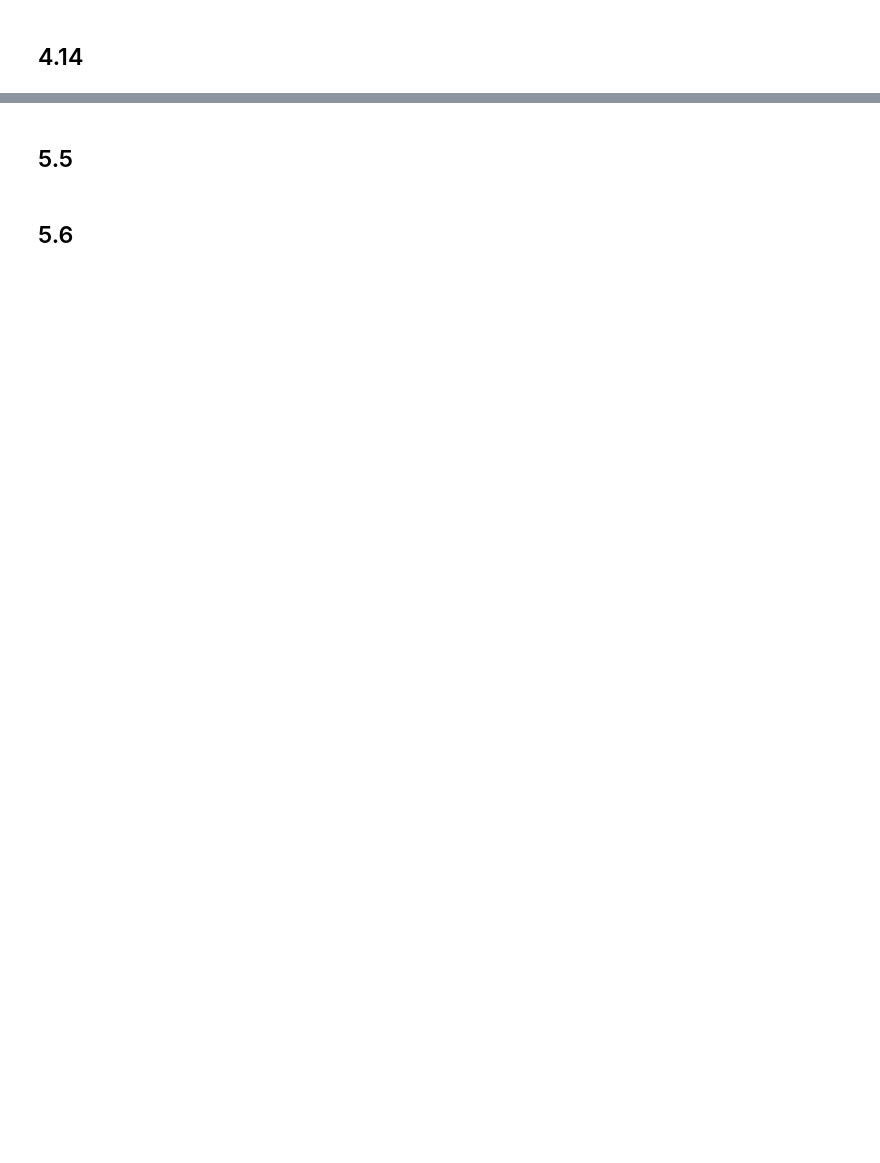
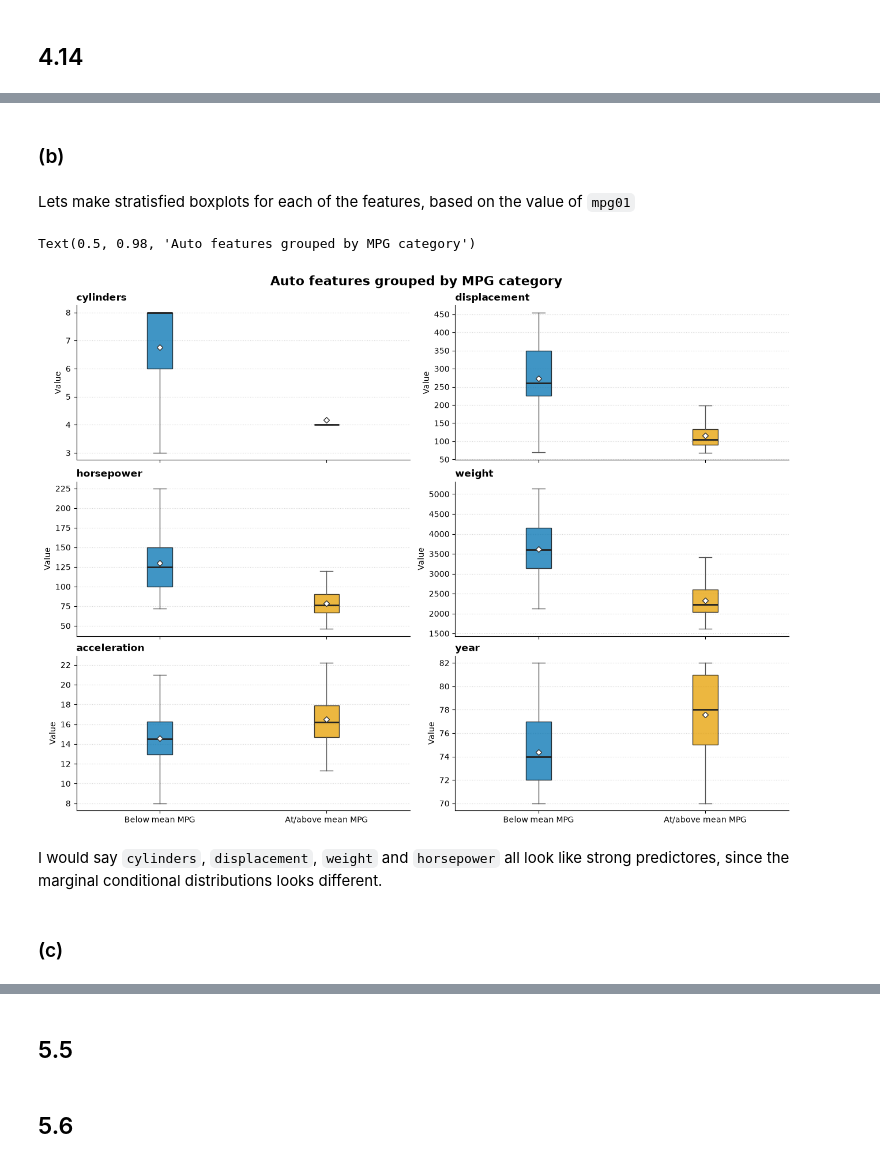
Before and after one commit to Niekrenz82/SML_MATH, a Jupyter notebook: A2/A2_coding.ipynb, the cells around one changed output, grey strips where cells are left out. Cells and saved outputs as stored; diff of their text form; code cells hidden in the pictures; blank space fills up the shorter version.

```diff
--- a/A2/A2_coding.ipynb
+++ b/A2/A2_coding.ipynb
@@ -45,0 +437,3 @@ pandas.DataFrame
+# %%
+Auto = load_data("Auto")
+Auto.head()
@@ -45,0 +450,3 @@ pandas.DataFrame
+# %%
+Auto["mpg01"] = (Auto["mpg"] >= Auto["mpg"].median()).astype(int)
+Auto["mpg"].median()
@@ -45,0 +465,73 @@ pandas.DataFrame
+# %% [markdown]
+### (b)
+# %% [markdown]
+Lets make stratisfied boxplots for each of the features, based on the value of `mpg01`
+# %%
+features = [
+    column
+    for column in Auto.select_dtypes(include=np.number).columns
+    if column not in ["mpg", "mpg01", "origin"]
+]
+
+ncols = 2
+nrows = (len(features) + ncols - 1) // ncols
+
+fig, axes = subplots(
+    nrows,
+    ncols,
+    figsize=(13, 3.2 * nrows),
+    sharex=True,
+    constrained_layout=True,
+)
+axes = np.asarray(axes).ravel()
+
+group_colors = ["#0072B2", "#E69F00"]
+
+for ax, feature in zip(axes, features):
+    groups = [
+        Auto.loc[Auto["mpg01"] == group, feature].dropna()
+        for group in [0, 1]
+    ]
+
+    boxplot = ax.boxplot(
+        groups,
+        patch_artist=True,
+        showfliers=False,
+        showmeans=True,
+        meanprops={
+            "marker": "D",
+            "markerfacecolor": "white",
+            "markeredgecolor": "#333333",
+            "markersize": 5,
+        },
+        medianprops={"color": "#222222", "linewidth": 2},
+        whiskerprops={"color": "#555555"},
+        capprops={"color": "#555555"},
+    )
+
+    for patch, color in zip(boxplot["boxes"], group_colors):
+        patch.set_facecolor(color)
+        patch.set_alpha(0.75)
+
+    ax.set_title(feature, loc="left", fontweight="bold")
+    ax.set_ylabel("Value")
+    ax.set_xticks([1, 2], ["Below mean MPG", "At/above mean MPG"])
+    ax.grid(axis="y", linestyle=":", alpha=0.5)
+    ax.spines["top"].set_visible(False)
+    ax.spines["right"].set_visible(False)
+
+for ax in axes[len(features):]:
+    ax.set_visible(False)
+
+fig.suptitle(
+    "Auto features grouped by MPG category",
+    fontsize=16,
+    fontweight="bold",
+)
+# %% [output]
+Text(0.5, 0.98, 'Auto features grouped by MPG category')
+[figure, added]
+# %% [markdown]
+I would say `cylinders`, `displacement`, `weight` and `horsepower` all look like strong predictores, since the marginal conditional distributions looks different.
+# %% [markdown]
+### (c)
```
Also changed, not shown: parts of 43 cells of this notebook.
